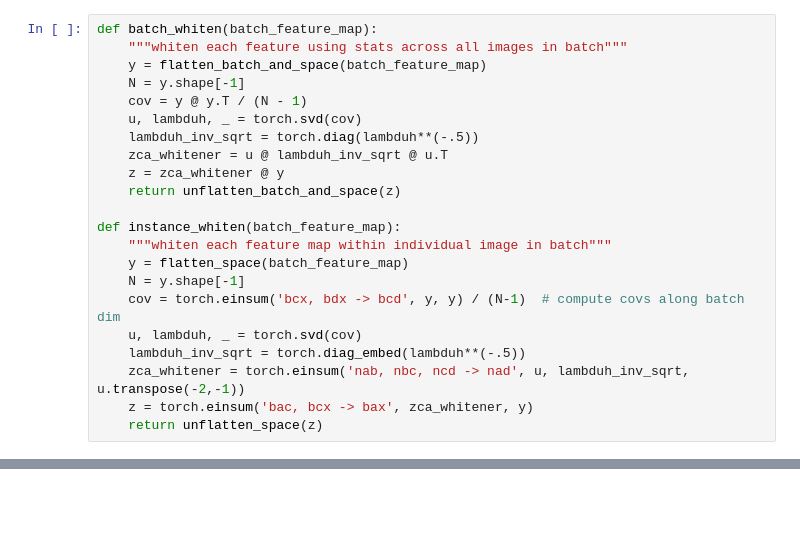
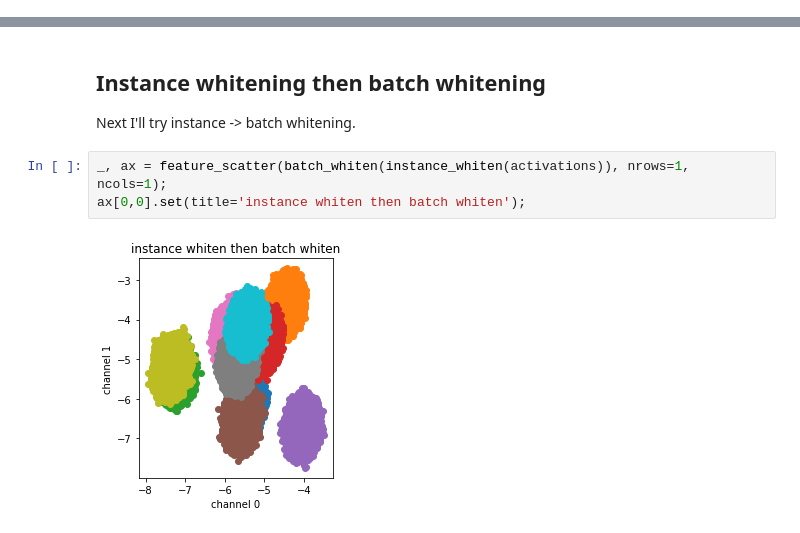
Before and after one commit to lyndond/lyndond.github.io, a Jupyter notebook: code/2021-02-23-batch-instance-whitening.ipynb, the cells around one changed output, grey strips where cells are left out. Drawn from its saved outputs; the diff is of its cells as text; blank space fills up the shorter version.

```diff
--- a/code/2021-02-23-batch-instance-whitening.ipynb
+++ b/code/2021-02-23-batch-instance-whitening.ipynb
@@ -59,22 +211,0 @@ ax[0,0].set(title=f'All n in batch');
-# %%
-def batch_whiten(batch_feature_map):
-    """whiten each feature using stats across all images in batch"""
-    y = flatten_batch_and_space(batch_feature_map)
-    N = y.shape[-1]
-    cov = y @ y.T / (N - 1)
-    u, lambduh, _ = torch.svd(cov)
-    lambduh_inv_sqrt = torch.diag(lambduh**(-.5))
-    zca_whitener = u @ lambduh_inv_sqrt @ u.T
-    z = zca_whitener @ y
-    return unflatten_batch_and_space(z)
-
-def instance_whiten(batch_feature_map):
-    """whiten each feature map within individual image in batch"""
-    y = flatten_space(batch_feature_map)
-    N = y.shape[-1]
-    cov = torch.einsum('bcx, bdx -> bcd', y, y) / (N-1)  # compute covs along batch dim
-    u, lambduh, _ = torch.svd(cov)
-    lambduh_inv_sqrt = torch.diag_embed(lambduh**(-.5))
-    zca_whitener = torch.einsum('nab, nbc, ncd -> nad', u, lambduh_inv_sqrt, u.transpose(-2,-1))
-    z = torch.einsum('bac, bcx -> bax', zca_whitener, y)
-    return unflatten_space(z)
@@ -93,0 +212,8 @@ feature_scatter(instance_whiten(activations));
+# %% [markdown]
+## Instance whitening then batch whitening
+Next I'll try instance -> batch whitening.
+# %%
+_, ax = feature_scatter(batch_whiten(instance_whiten(activations)), nrows=1, ncols=1);
+ax[0,0].set(title='instance whiten then batch whiten');
+# %% [output]
+[figure, added]
```
Also changed, not shown: parts of 18 cells of this notebook, 8 other files.
